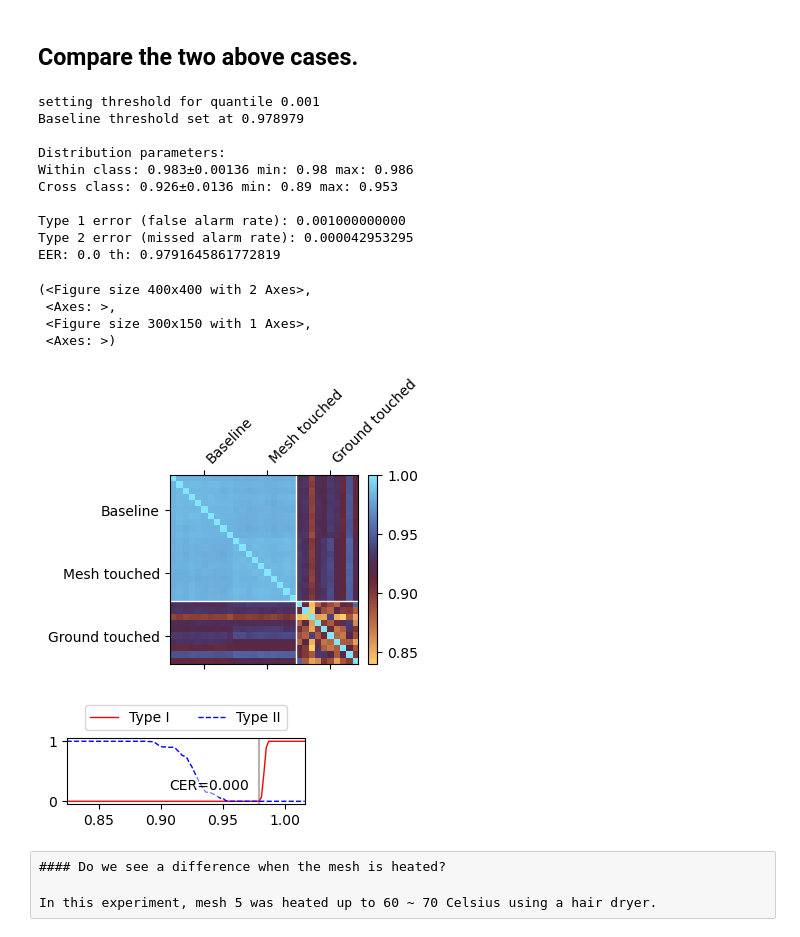
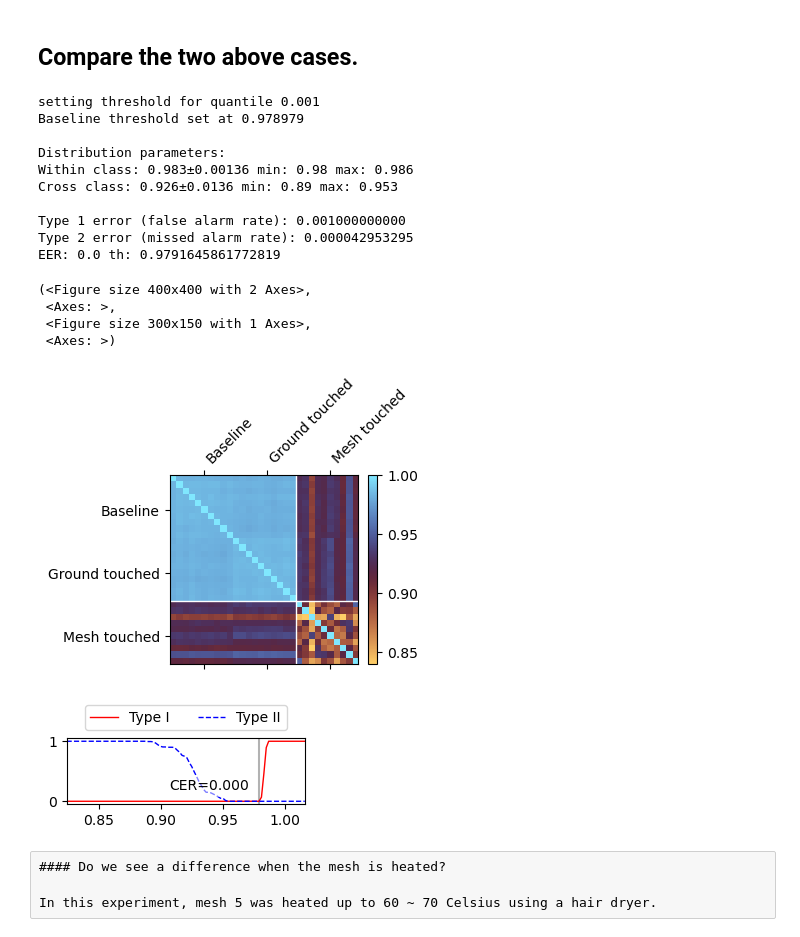
Before and after one commit to jaseg/sampling-mesh-monitor, a Jupyter notebook: jupyter_notebooks/classifier_tests.ipynb, the cells around one changed output. Drawn from its saved outputs; the diff is of its cells as text; code cells hidden in the pictures.

```diff
--- a/jupyter_notebooks/classifier_tests.ipynb
+++ b/jupyter_notebooks/classifier_tests.ipynb
@@ -1073,29 +1093,29 @@ EER: 0.1676190476190476 th: 0.9831607423686642
 # %%
 # touch group: touched with one or more fingers directly to the mesh surface
 # ground group: ground plane of mesh specimen board firmly touched, but mesh not touched directly
 group_baseline = [value for value in data['M-SP-PITCH-V2-0004-0.3'] if value['info']['meta'] == 'touch-interleave-touch-serial-5-25-07-02-01-p0.3'][:10]
 group_touch_ground = [value for value in data['M-SP-PITCH-V2-0005-0.3'] if value['info']['meta'] == 'touch-ground-interleave-touch-serial-5-25-07-02-01-p0.3'][:10]
 group_touch = [value for value in data['M-SP-PITCH-V2-0005-0.3'] if value['info']['meta'] == 'touch-interleave-touch-serial-5-25-07-02-01-p0.3'][:10]
 
-batchlabels = ([5, 15, 25], ['Baseline', 'Mesh touched', 'Ground touched'])
+batchlabels = ([5, 15, 25], ['Baseline', 'Ground touched', 'Mesh touched'])
 smooth = None
 plot_vector_covar(group_baseline+group_touch_ground, group_touch, vector_method='norm', distance_method='corr', smooth=smooth, plot_cdf=True, fig_out='touch_combined', do_lines=True, figsize=(4,4), batchlabels=batchlabels)
 # %% [output]
 setting threshold for quantile 0.001
 Baseline threshold set at 0.978979
 
 Distribution parameters:
 Within class: 0.983±0.00136 min: 0.98 max: 0.986
 Cross class: 0.926±0.0136 min: 0.89 max: 0.953
 
 Type 1 error (false alarm rate): 0.001000000000
 Type 2 error (missed alarm rate): 0.000042953295
 EER: 0.0 th: 0.9791645861772819
 (<Figure size 400x400 with 2 Axes>,
  <Axes: >,
  <Figure size 300x150 with 1 Axes>,
  <Axes: >)
-[figure, old version]
+[figure, new version]
 [figure]
 # %% [raw]
 #### Do we see a difference when the mesh is heated?
```
Also changed, not shown: parts of 3 cells of this notebook, 31 other files.
